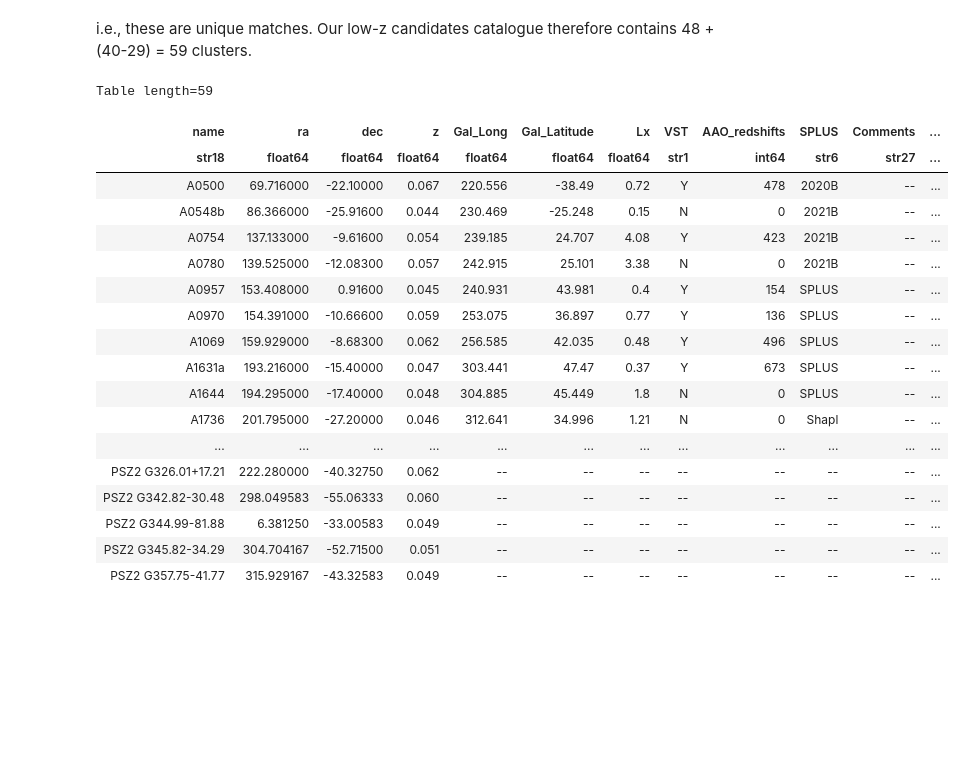
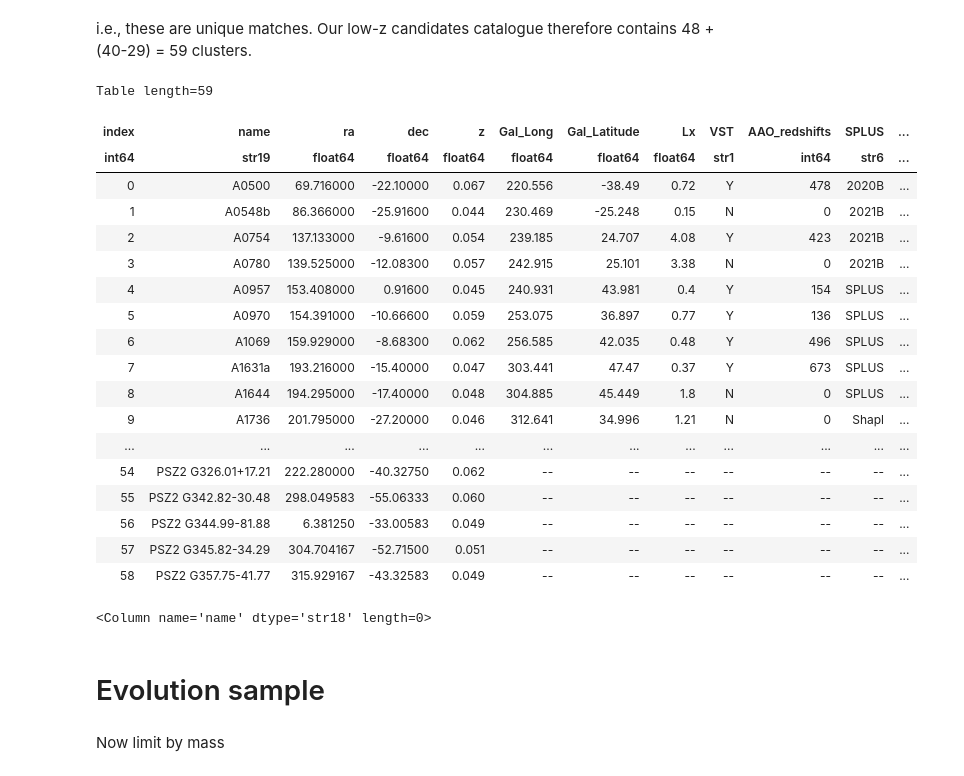
Before and after one commit to 4MOST-CHANCES/cluster-catalogues, a Jupyter notebook: make_actpol_sample.ipynb, the cells around one changed output. Saved outputs shown, nothing was run; the diff lists cells and outputs as text; code cells hidden in the pictures; blank space fills up the shorter version.

Commit message:
fix ACT names

```diff
--- a/make_actpol_sample.ipynb
+++ b/make_actpol_sample.ipynb
@@ -182,6 +182,7 @@ act_lowz_tbl = act['index','name','hms','dms','z','m500','m500lo','m500hi','PSZ_
 act_lowz_tbl.rename_columns(('name','PSZ_name'), ('ACT_name','name'))
 lowz = join(psz['index','name','hms','dms','z','m500','m500lo','m500hi'][psz_lowz],
             act_lowz_tbl, keys=('name',), join_type='outer', table_names=('PSZ','ACT'))
+lowz['name'] = [name if name != '--' else act_name for name, act_name in lowz['name','ACT_name']]
 lowz.add_column(np.arange(lowz['name'].size, dtype=int), name='index', index=0)
 for col in ('hms','dms','z','m500','m500lo','m500hi')[::-1]:
     lowz.add_column(
@@ -353,38 +354,47 @@ np.unique(jminsep_psz[minsep_psz < lowz_match_dist]).size
 i.e., these are unique matches. Our low-z candidates catalogue therefore contains 48 + (40-29) = 59 clusters.
 # %%
 lowz_all = vstack([lowz0, lowz[minsep_psz > lowz_match_dist]])
+n = lowz_all['name'].size
+lowz_all['PSZ_name'] = [row['name'] if row['name'][:4] == 'PSZ2' else row['PSZ_name'] for row in lowz_all]
 lowz_all = lowz_all[lowz_all.colnames[:18]]
-lowz_all['PSZ_name'] = [row['name'] if row['name'][:4] == 'PSZ2' else row['PSZ_name'] for row in lowz_all]
+lowz_all.remove_column('index')
+lowz_all.add_column(np.arange(lowz_all['name'].size, dtype=int), name='index', index=0)
 lowz_all_coords = [SkyCoord(ra=row['ra'], dec=row['dec'], unit='deg', frame='icrs')
                    if not mask['ra']
                    else SkyCoord(f"{row['hms']} {row['dms']}", unit=(u.hourangle, u.deg), frame='icrs')
                    for (row, mask) in zip(lowz_all, lowz_all.mask)]
 lowz_all['ra'] = [i.ra.deg for i in lowz_all_coords]
 lowz_all['dec'] = [i.dec.deg for i in lowz_all_coords]
 lowz_all['ra'].format = '%.6f'
 lowz_all['dec'].format = '%.5f'
 lowz_all['hms'] = [i.ra.to(u.hourangle).to_string(sep=':') for i in lowz_all_coords]
 lowz_all['dms'] = [i.dec.to(u.deg).to_string(sep=':') for i in lowz_all_coords]
 lowz_all.write('catalogues/chances_clusters_lowz_all.txt',
                format='ascii.fixed_width', overwrite=True)
 lowz_all
 # %% [output]
 Table length=59
-| name | ra | dec | z | Gal_Long | Gal_Latitude | Lx | VST | AAO_redshifts | SPLUS | Comments | ... |
-| str18 | float64 | float64 | float64 | float64 | float64 | float64 | str1 | int64 | str6 | str27 | ... |
-| A0500 | 69.716000 | -22.10000 | 0.067 | 220.556 | -38.49 | 0.72 | Y | 478 | 2020B | -- | ... |
-| A0548b | 86.366000 | -25.91600 | 0.044 | 230.469 | -25.248 | 0.15 | N | 0 | 2021B | -- | ... |
-| A0754 | 137.133000 | -9.61600 | 0.054 | 239.185 | 24.707 | 4.08 | Y | 423 | 2021B | -- | ... |
-| A0780 | 139.525000 | -12.08300 | 0.057 | 242.915 | 25.101 | 3.38 | N | 0 | 2021B | -- | ... |
-| A0957 | 153.408000 | 0.91600 | 0.045 | 240.931 | 43.981 | 0.4 | Y | 154 | SPLUS | -- | ... |
-| A0970 | 154.391000 | -10.66600 | 0.059 | 253.075 | 36.897 | 0.77 | Y | 136 | SPLUS | -- | ... |
-| A1069 | 159.929000 | -8.68300 | 0.062 | 256.585 | 42.035 | 0.48 | Y | 496 | SPLUS | -- | ... |
-| A1631a | 193.216000 | -15.40000 | 0.047 | 303.441 | 47.47 | 0.37 | Y | 673 | SPLUS | -- | ... |
-| A1644 | 194.295000 | -17.40000 | 0.048 | 304.885 | 45.449 | 1.8 | N | 0 | SPLUS | -- | ... |
-| A1736 | 201.795000 | -27.20000 | 0.046 | 312.641 | 34.996 | 1.21 | N | 0 | Shapl | -- | ... |
+| index | name | ra | dec | z | Gal_Long | Gal_Latitude | Lx | VST | AAO_redshifts | SPLUS | ... |
+| int64 | str19 | float64 | float64 | float64 | float64 | float64 | float64 | str1 | int64 | str6 | ... |
+| 0 | A0500 | 69.716000 | -22.10000 | 0.067 | 220.556 | -38.49 | 0.72 | Y | 478 | 2020B | ... |
+| 1 | A0548b | 86.366000 | -25.91600 | 0.044 | 230.469 | -25.248 | 0.15 | N | 0 | 2021B | ... |
+| 2 | A0754 | 137.133000 | -9.61600 | 0.054 | 239.185 | 24.707 | 4.08 | Y | 423 | 2021B | ... |
+| 3 | A0780 | 139.525000 | -12.08300 | 0.057 | 242.915 | 25.101 | 3.38 | N | 0 | 2021B | ... |
+| 4 | A0957 | 153.408000 | 0.91600 | 0.045 | 240.931 | 43.981 | 0.4 | Y | 154 | SPLUS | ... |
+| 5 | A0970 | 154.391000 | -10.66600 | 0.059 | 253.075 | 36.897 | 0.77 | Y | 136 | SPLUS | ... |
+| 6 | A1069 | 159.929000 | -8.68300 | 0.062 | 256.585 | 42.035 | 0.48 | Y | 496 | SPLUS | ... |
+| 7 | A1631a | 193.216000 | -15.40000 | 0.047 | 303.441 | 47.47 | 0.37 | Y | 673 | SPLUS | ... |
+| 8 | A1644 | 194.295000 | -17.40000 | 0.048 | 304.885 | 45.449 | 1.8 | N | 0 | SPLUS | ... |
+| 9 | A1736 | 201.795000 | -27.20000 | 0.046 | 312.641 | 34.996 | 1.21 | N | 0 | Shapl | ... |
 | ... | ... | ... | ... | ... | ... | ... | ... | ... | ... | ... | ... |
-| PSZ2 G326.01+17.21 | 222.280000 | -40.32750 | 0.062 | -- | -- | -- | -- | -- | -- | -- | ... |
-| PSZ2 G342.82-30.48 | 298.049583 | -55.06333 | 0.060 | -- | -- | -- | -- | -- | -- | -- | ... |
-| PSZ2 G344.99-81.88 | 6.381250 | -33.00583 | 0.049 | -- | -- | -- | -- | -- | -- | -- | ... |
-| PSZ2 G345.82-34.29 | 304.704167 | -52.71500 | 0.051 | -- | -- | -- | -- | -- | -- | -- | ... |
-| PSZ2 G357.75-41.77 | 315.929167 | -43.32583 | 0.049 | -- | -- | -- | -- | -- | -- | -- | ... |
+| 54 | PSZ2 G326.01+17.21 | 222.280000 | -40.32750 | 0.062 | -- | -- | -- | -- | -- | -- | ... |
+| 55 | PSZ2 G342.82-30.48 | 298.049583 | -55.06333 | 0.060 | -- | -- | -- | -- | -- | -- | ... |
+| 56 | PSZ2 G344.99-81.88 | 6.381250 | -33.00583 | 0.049 | -- | -- | -- | -- | -- | -- | ... |
+| 57 | PSZ2 G345.82-34.29 | 304.704167 | -52.71500 | 0.051 | -- | -- | -- | -- | -- | -- | ... |
+| 58 | PSZ2 G357.75-41.77 | 315.929167 | -43.32583 | 0.049 | -- | -- | -- | -- | -- | -- | ... |
+# %%
+lowz_all['name'][lowz_all.mask['name']]
+# %% [output]
+<Column name='name' dtype='str18' length=0>
+# %% [markdown]
+# Evolution sample
@@ -390,0 +407,2 @@ Table length=59
+# %% [markdown]
+Now limit by mass
```
Also changed, not shown: parts of 79 cells of this notebook, 2 other files.
